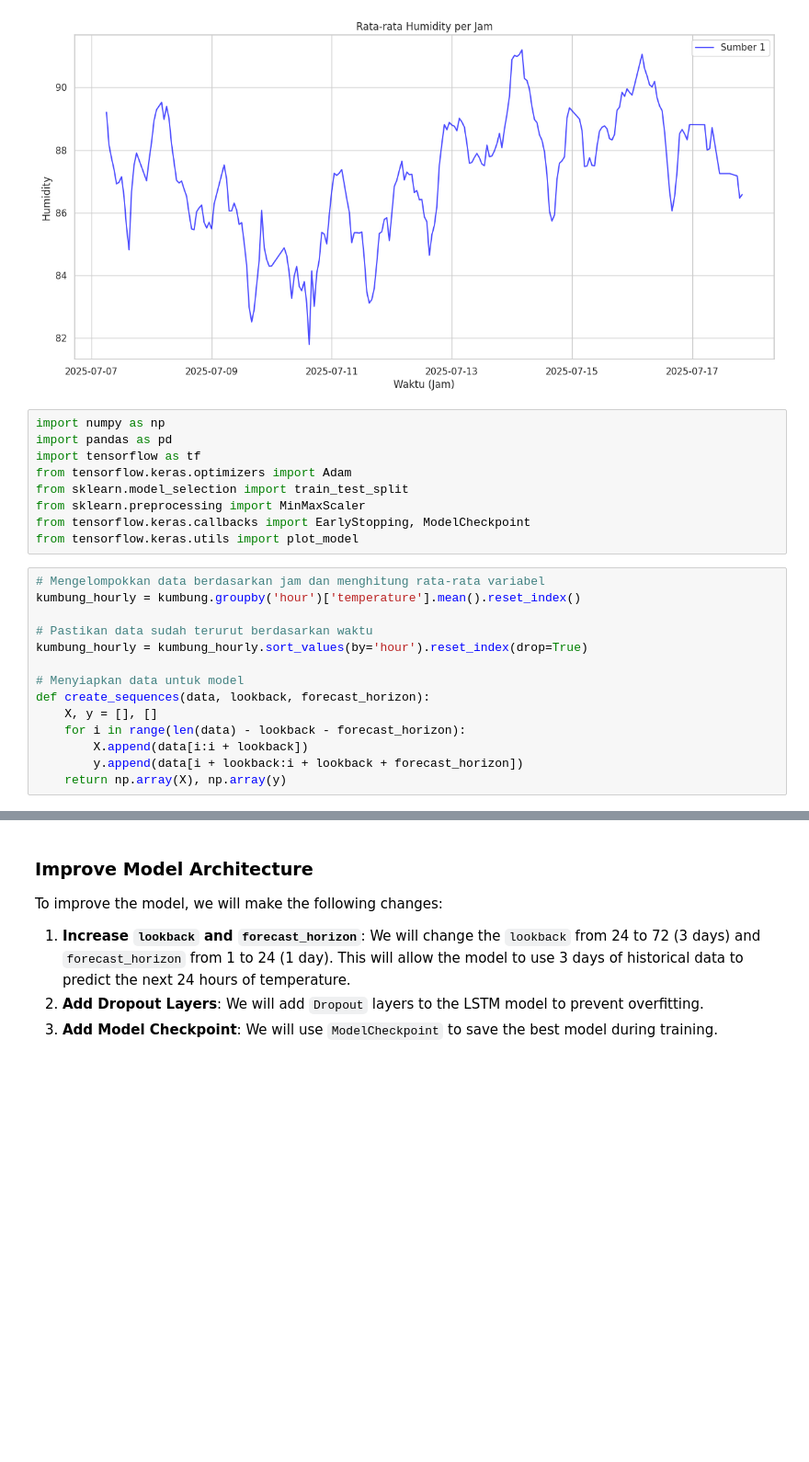
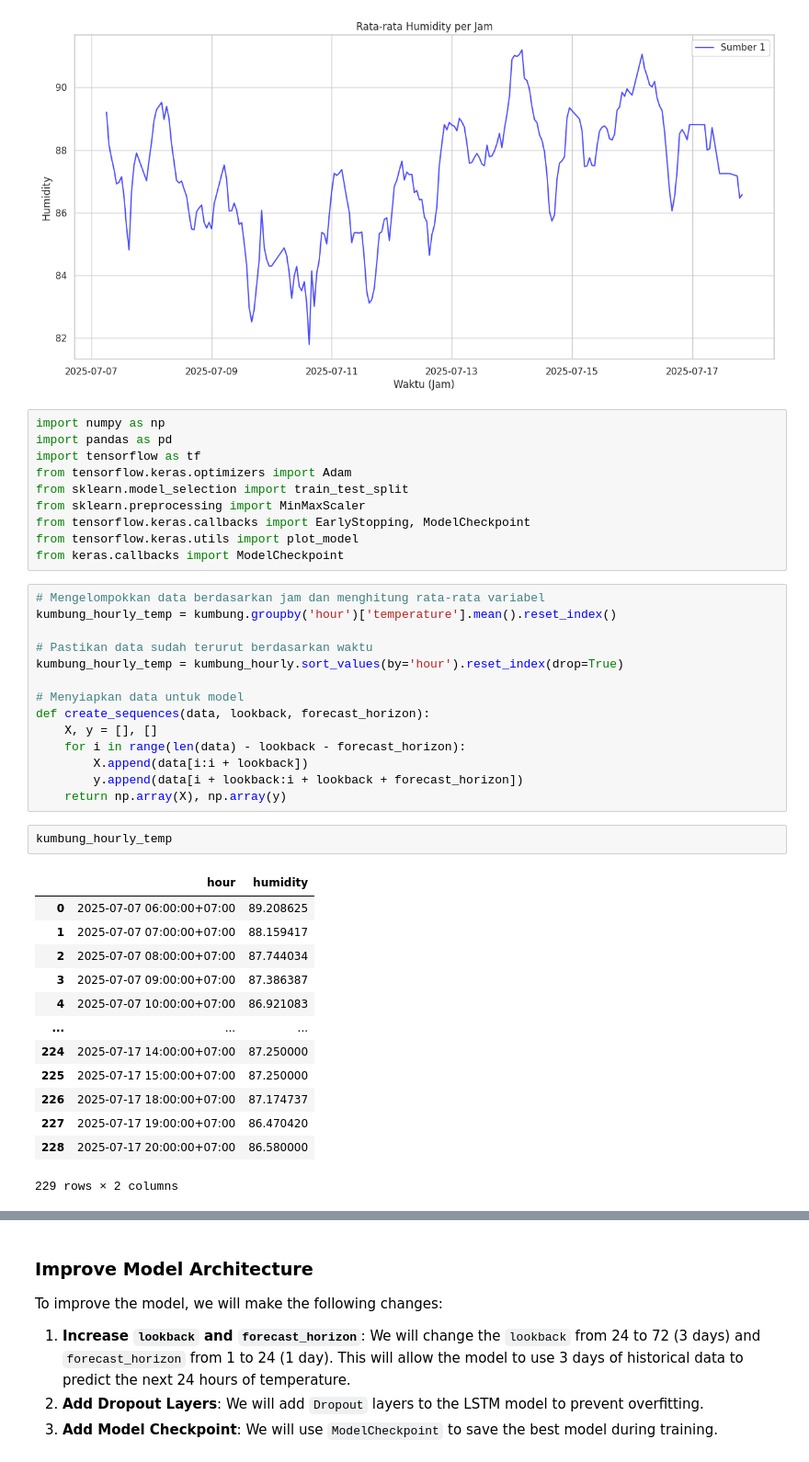
Before and after one commit to evanalif113/Kumbung-Sense-IoT, a Jupyter notebook: Model-Deep-Learning/Kumbung_LSTM_Prediction.ipynb, the cells around one changed output, grey strips where cells are left out. Shown: that part at 92% size. Saved outputs shown, nothing was run; the diff lists cells and outputs as text; blank space fills up the shorter version.

```diff
--- a/Model-Deep-Learning/Kumbung_LSTM_Prediction.ipynb
+++ b/Model-Deep-Learning/Kumbung_LSTM_Prediction.ipynb
@@ -384,12 +403,13 @@ from sklearn.model_selection import train_test_split
 from sklearn.preprocessing import MinMaxScaler
 from tensorflow.keras.callbacks import EarlyStopping, ModelCheckpoint
 from tensorflow.keras.utils import plot_model
+from keras.callbacks import ModelCheckpoint
 # %%
 # Mengelompokkan data berdasarkan jam dan menghitung rata-rata variabel
-kumbung_hourly = kumbung.groupby('hour')['temperature'].mean().reset_index()
+kumbung_hourly_temp = kumbung.groupby('hour')['temperature'].mean().reset_index()
 
 # Pastikan data sudah terurut berdasarkan waktu
-kumbung_hourly = kumbung_hourly.sort_values(by='hour').reset_index(drop=True)
+kumbung_hourly_temp = kumbung_hourly.sort_values(by='hour').reset_index(drop=True)
 
 # Menyiapkan data untuk model
 def create_sequences(data, lookback, forecast_horizon):
@@ -398,3 +418,19 @@ def create_sequences(data, lookback, forecast_horizon):
         X.append(data[i:i + lookback])
         y.append(data[i + lookback:i + lookback + forecast_horizon])
     return np.array(X), np.array(y)
+# %%
+kumbung_hourly_temp
+# %% [output]
+|  | hour | humidity |
+| 0 | 2025-07-07 06:00:00+07:00 | 89.208625 |
+| 1 | 2025-07-07 07:00:00+07:00 | 88.159417 |
+| 2 | 2025-07-07 08:00:00+07:00 | 87.744034 |
+| 3 | 2025-07-07 09:00:00+07:00 | 87.386387 |
+| 4 | 2025-07-07 10:00:00+07:00 | 86.921083 |
+| ... | ... | ... |
+| 224 | 2025-07-17 14:00:00+07:00 | 87.250000 |
+| 225 | 2025-07-17 15:00:00+07:00 | 87.250000 |
+| 226 | 2025-07-17 18:00:00+07:00 | 87.174737 |
+| 227 | 2025-07-17 19:00:00+07:00 | 86.470420 |
+| 228 | 2025-07-17 20:00:00+07:00 | 86.580000 |
+229 rows × 2 columns
```
Also changed, not shown: parts of 12 cells of this notebook.
